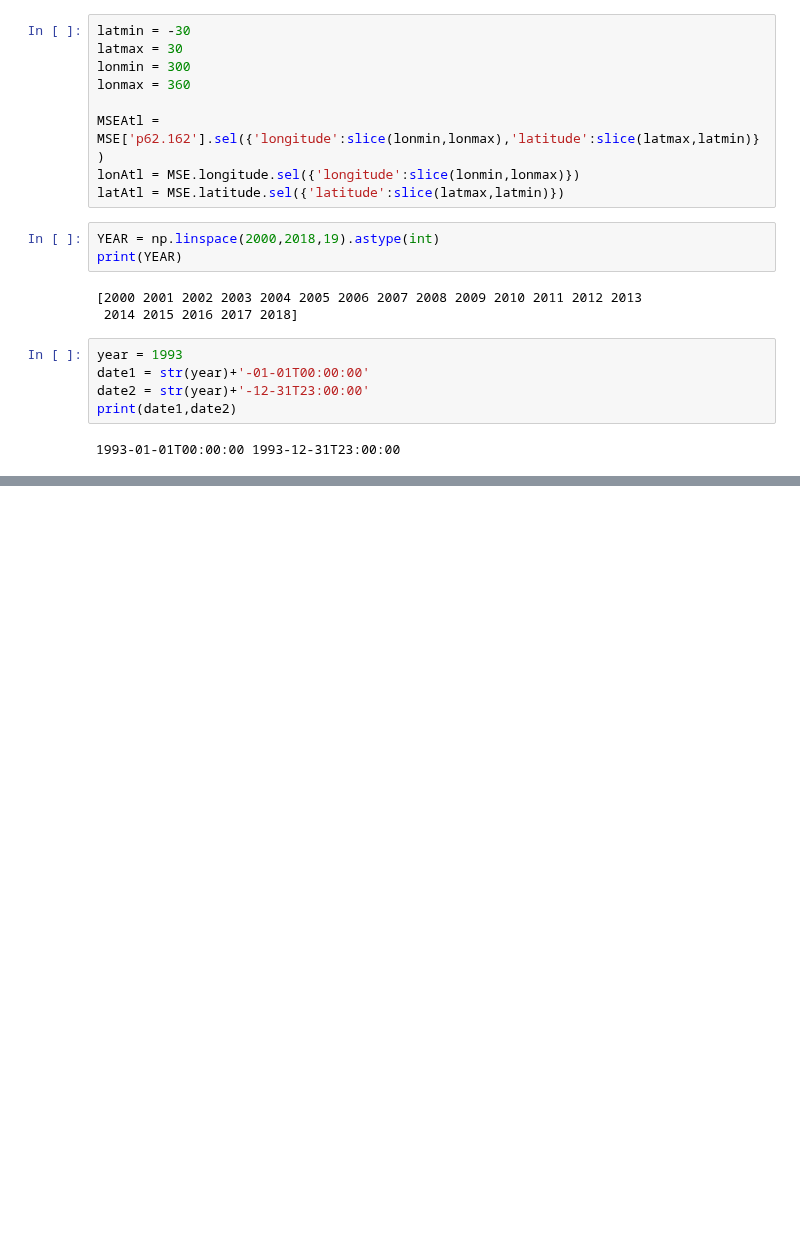
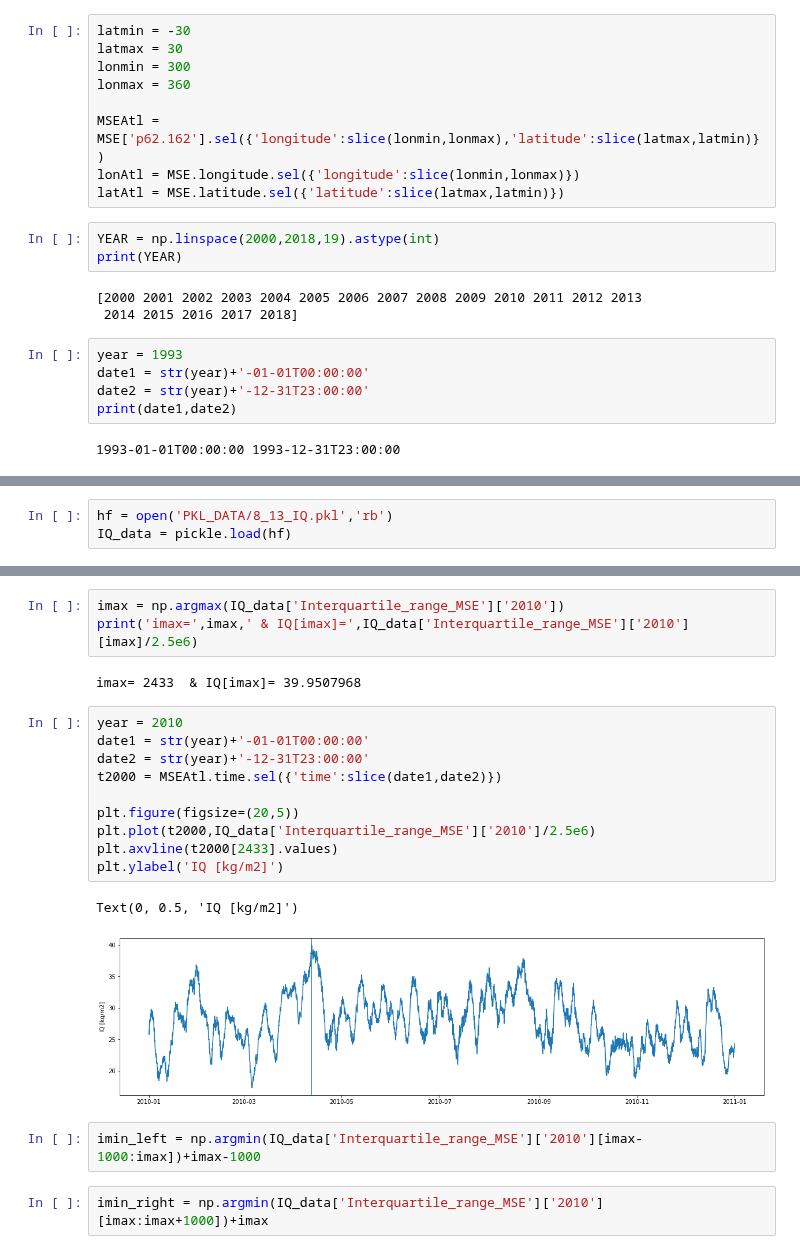
Before and after one commit to tbeucler/2019_WMI, a Jupyter notebook: dev/tbeucler/007_Select_ITCZ_cases.ipynb, the cells around one changed output, grey strips where cells are left out. Saved outputs shown, nothing was run; the diff lists cells and outputs as text; blank space fills up the shorter version.

```diff
--- a/dev/tbeucler/007_Select_ITCZ_cases.ipynb
+++ b/dev/tbeucler/007_Select_ITCZ_cases.ipynb
@@ -70,0 +151,3 @@ i= 3  & year= 2003
+# %%
+hf = open('PKL_DATA/8_13_IQ.pkl','rb')
+IQ_data = pickle.load(hf)
@@ -70,0 +175,22 @@ i= 3  & year= 2003
+# %%
+imax = np.argmax(IQ_data['Interquartile_range_MSE']['2010'])
+print('imax=',imax,' & IQ[imax]=',IQ_data['Interquartile_range_MSE']['2010'][imax]/2.5e6)
+# %% [output]
+imax= 2433  & IQ[imax]= 39.9507968
+# %%
+year = 2010
+date1 = str(year)+'-01-01T00:00:00'
+date2 = str(year)+'-12-31T23:00:00'
+t2000 = MSEAtl.time.sel({'time':slice(date1,date2)})
+
+plt.figure(figsize=(20,5))
+plt.plot(t2000,IQ_data['Interquartile_range_MSE']['2010']/2.5e6)
+plt.axvline(t2000[2433].values)
+plt.ylabel('IQ [kg/m2]')
+# %% [output]
+Text(0, 0.5, 'IQ [kg/m2]')
+[figure, added]
+# %%
+imin_left = np.argmin(IQ_data['Interquartile_range_MSE']['2010'][imax-1000:imax])+imax-1000
+# %%
+imin_right = np.argmin(IQ_data['Interquartile_range_MSE']['2010'][imax:imax+1000])+imax
```
Also changed, not shown: parts of 23 cells of this notebook.
